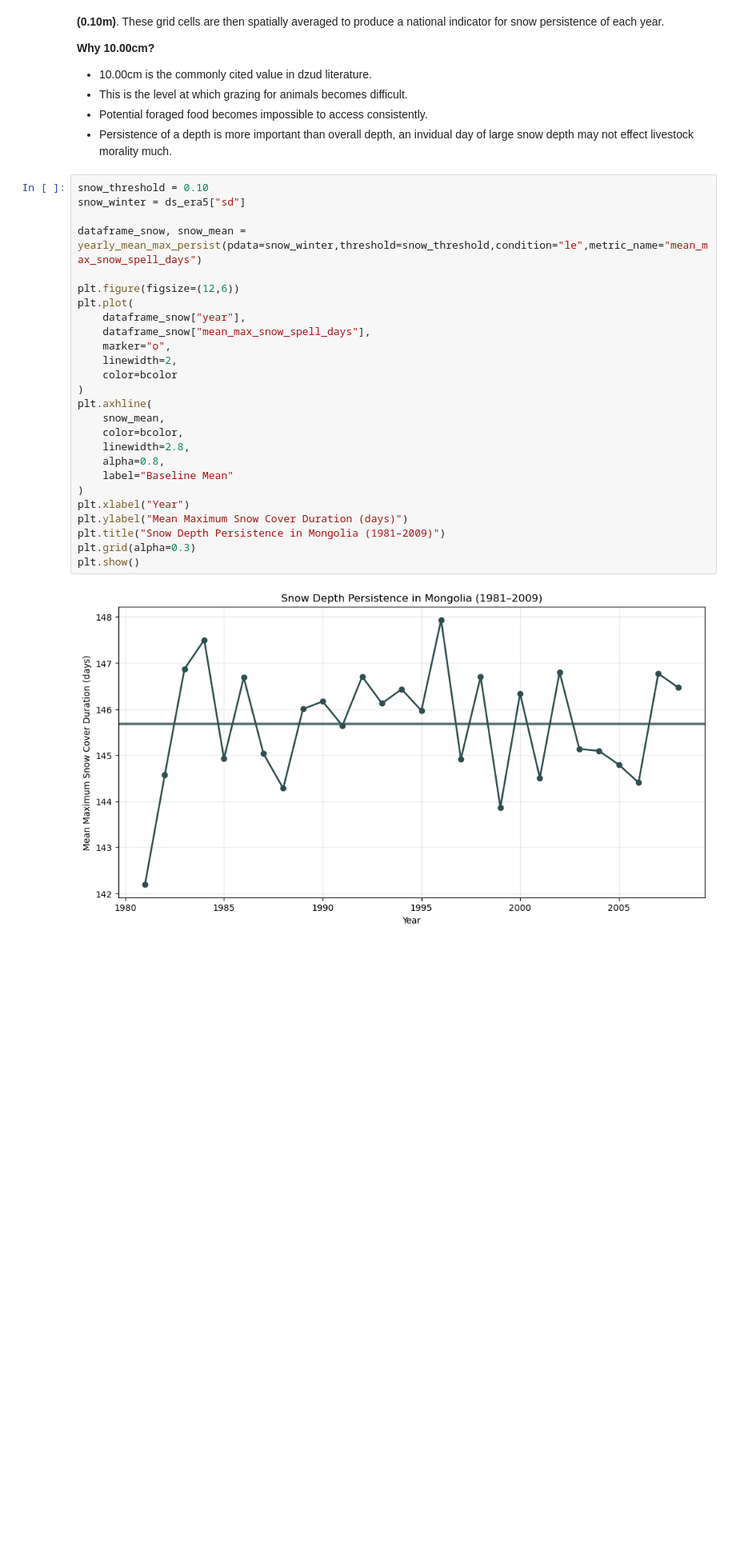
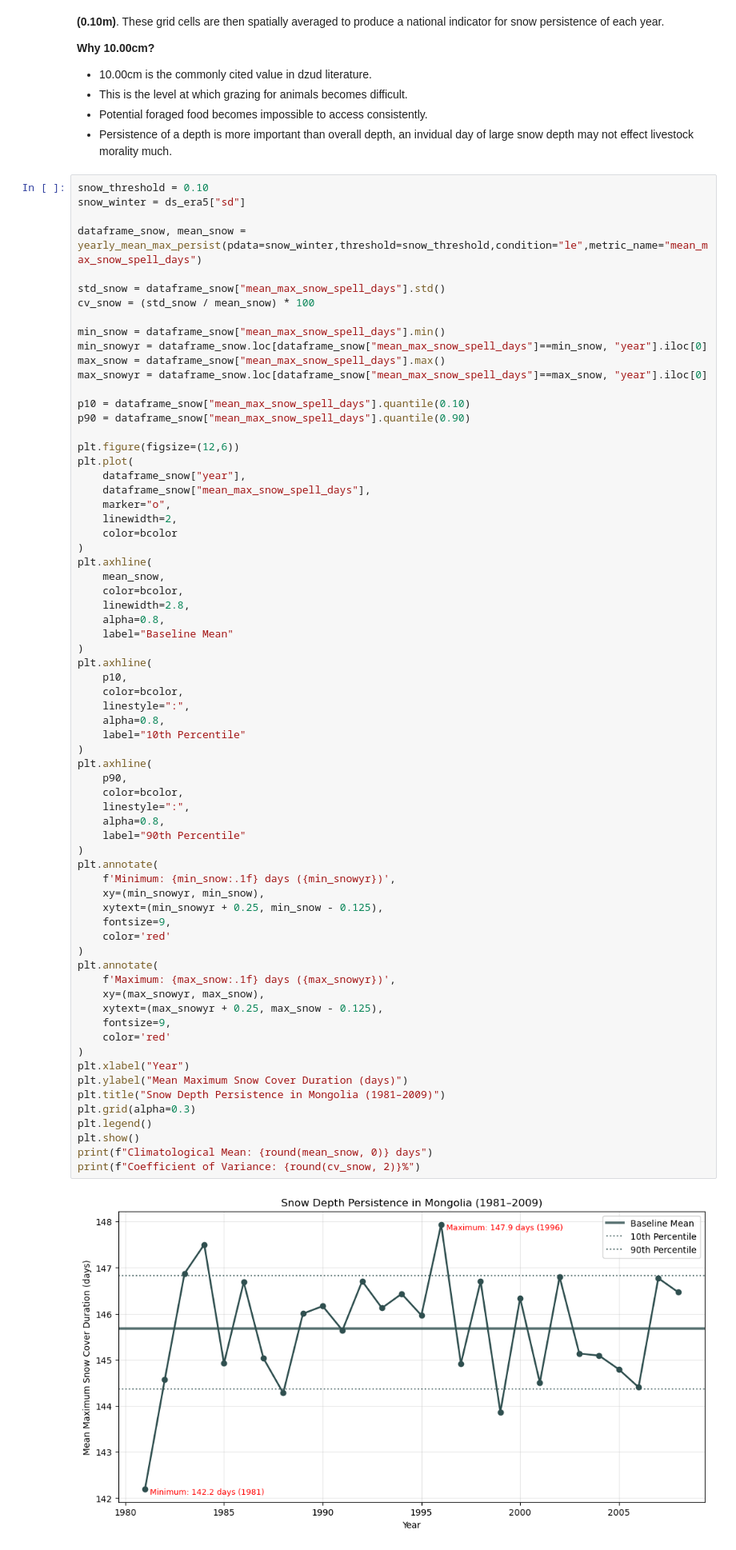
Before and after one commit to sgosmyt2/climate-extremes-risk-analysis, a Jupyter notebook: notebooks/MongoliaDzudExtremeWeather.ipynb, the cells around one changed output. Shown at 80% size. Saved outputs shown, nothing was run; the diff lists cells and outputs as text; blank space fills up the shorter version.

```diff
--- a/notebooks/MongoliaDzudExtremeWeather.ipynb
+++ b/notebooks/MongoliaDzudExtremeWeather.ipynb
@@ -432,28 +547,70 @@ To explore this component of winter severity, snow depth persistence is evaluate
 # %%
 snow_threshold = 0.10
 snow_winter = ds_era5["sd"]
 
-dataframe_snow, snow_mean = yearly_mean_max_persist(pdata=snow_winter,threshold=snow_threshold,condition="le",metric_name="mean_max_snow_spell_days")
+dataframe_snow, mean_snow = yearly_mean_max_persist(pdata=snow_winter,threshold=snow_threshold,condition="le",metric_name="mean_max_snow_spell_days")
+
+std_snow = dataframe_snow["mean_max_snow_spell_days"].std()
+cv_snow = (std_snow / mean_snow) * 100
+
+min_snow = dataframe_snow["mean_max_snow_spell_days"].min()
+min_snowyr = dataframe_snow.loc[dataframe_snow["mean_max_snow_spell_days"]==min_snow, "year"].iloc[0]
+max_snow = dataframe_snow["mean_max_snow_spell_days"].max()
+max_snowyr = dataframe_snow.loc[dataframe_snow["mean_max_snow_spell_days"]==max_snow, "year"].iloc[0]
+
+p10 = dataframe_snow["mean_max_snow_spell_days"].quantile(0.10)
+p90 = dataframe_snow["mean_max_snow_spell_days"].quantile(0.90)
 
 plt.figure(figsize=(12,6))
 plt.plot(
     dataframe_snow["year"],
     dataframe_snow["mean_max_snow_spell_days"],
     marker="o",
     linewidth=2,
     color=bcolor
 )
 plt.axhline(
-    snow_mean,
+    mean_snow,
     color=bcolor,
     linewidth=2.8,
     alpha=0.8,
     label="Baseline Mean"
 )
+plt.axhline(
+    p10,
+    color=bcolor,
+    linestyle=":",
+    alpha=0.8,
+    label="10th Percentile"
+)
+plt.axhline(
+    p90,
+    color=bcolor,
+    linestyle=":",
+    alpha=0.8,
+    label="90th Percentile"
+)
+plt.annotate(
+    f'Minimum: {min_snow:.1f} days ({min_snowyr})',
+    xy=(min_snowyr, min_snow),
+    xytext=(min_snowyr + 0.25, min_snow - 0.125),
+    fontsize=9,
+    color='red'
+)
+plt.annotate(
+    f'Maximum: {max_snow:.1f} days ({max_snowyr})',
+    xy=(max_snowyr, max_snow),
+    xytext=(max_snowyr + 0.25, max_snow - 0.125),
+    fontsize=9,
+    color='red'
+)
 plt.xlabel("Year")
 plt.ylabel("Mean Maximum Snow Cover Duration (days)")
 plt.title("Snow Depth Persistence in Mongolia (1981–2009)")
 plt.grid(alpha=0.3)
+plt.legend()
 plt.show()
+print(f"Climatological Mean: {round(mean_snow, 0)} days")
+print(f"Coefficient of Variance: {round(cv_snow, 2)}%")
 # %% [output]
-[figure, old version]
+[figure, new version]
```
Also changed, not shown: parts of 15 cells of this notebook.
